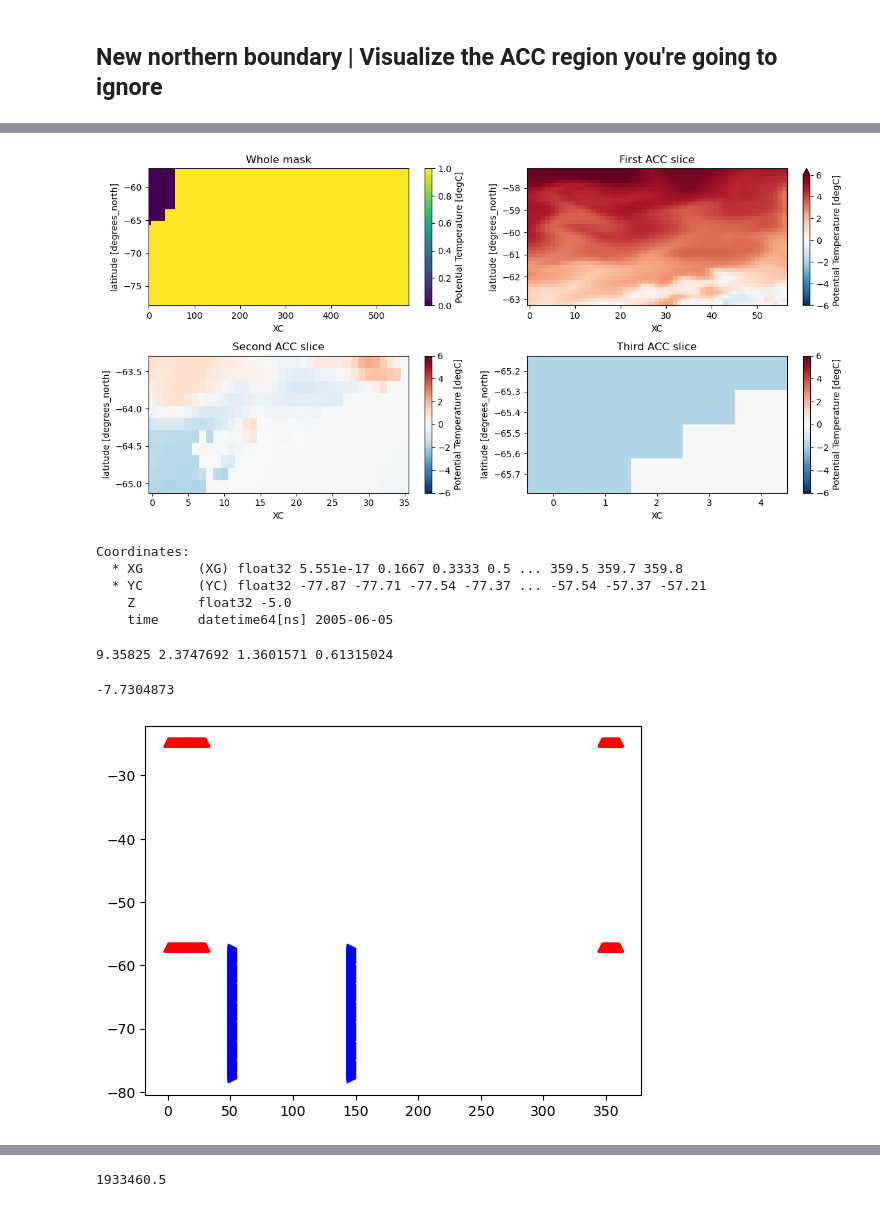
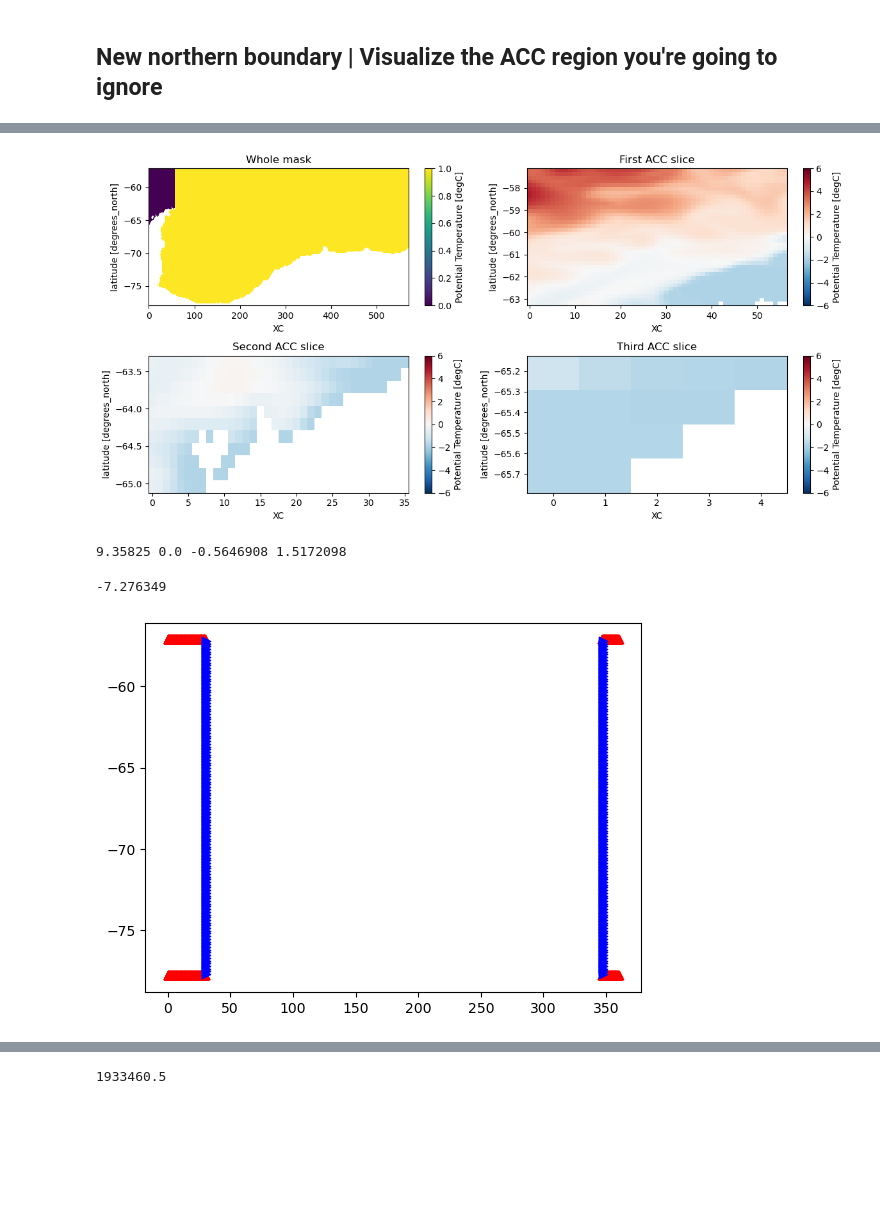
Before and after one commit to shanicetbailey/chapter1, a Jupyter notebook: SOSE-budgets/2_heat_budget.ipynb, the cells around one changed output, grey strips where cells are left out. Drawn from its saved outputs; the diff is of its cells as text; code cells hidden in the pictures; blank space fills up the shorter version.

```diff
--- a/SOSE-budgets/2_heat_budget.ipynb
+++ b/SOSE-budgets/2_heat_budget.ipynb
@@ -23,3 +54,9 @@ ds  = cat["SOSE"].to_dask()
+# %%
+fs = gcsfs.GCSFileSystem(requester_pays=True)
+
+mapping = fs.get_mapper('gcs://pangeo-ecco-sose')
+
+ds = xr.open_zarr(mapping, consolidated=True)
 # %%
 coordsr = ds.coords.to_dataset().reset_coords() #ds split into coords
 dsr = ds.reset_coords(drop=True) #ds dropping coords so it just holds data variables
@@ -55,6 +92,11 @@ right_lon = 880 #146.75
 #set the boundaries
 lat_range = dict(YC=slice(lower_lat, upper_lat))
 lon_range = dict(XC=slice(left_lon, right_lon))
+lat_range_u = dict(YG=slice(lower_lat, upper_lat+1))
+lon_range_u = dict(XG=slice(left_lon, right_lon+1))
 
-coords = coordsr.roll(XC=700, roll_coords=True).isel(**lat_range, **lon_range)
-ds = dsr.roll(XC=700, roll_coords=True).isel(**lat_range, **lon_range)
+t = 30
+Z = 0
+
+coords = coordsr.roll(XC=700, XG=700, roll_coords=True).isel(time=t, Z=Z, **lat_range, **lon_range, **lat_range_u, **lon_range_u)
+ds = dsr.roll(XC=700, XG=700, roll_coords=True).isel(time=t, Z=Z, **lat_range, **lon_range, **lat_range_u, **lon_range_u)
@@ -67,6 +103,6 @@ lon_range_u = dict(XG=slice(left_lon, right_lon))
 # %%
-temp = ds.THETA.drop('XC')[0,0]
-mask = coords.drop('XC').hFacC[0] > 0
+temp = ds.THETA.drop('XC')
+mask = coords.drop('XC').hFacC > 0
 # %%
 temp.where(mask).plot();
 # %% [output]
@@ -74,7 +110,7 @@ temp.where(mask).plot();
 # %%
 #mask out the acc in the corner
-mask = xr.ones_like(temp)
+mask_acc = xr.ones_like(temp)
 
-mask[88:None, None:57] = 0
-mask[77:88, None:36] = 0
-mask[73:77, None:5] = 0
+mask_acc[88:None, None:57] = 0
+mask_acc[77:88, None:36] = 0
+mask_acc[73:77, None:5] = 0
@@ -85,48 +121,40 @@ mask.plot();
 # %%
 #visualize the 3 masks
 fig, ax = plt.subplots(2,2, figsize=(12,6))
 
-mask.plot(ax=ax[0,0])
+mask_acc.where(mask).plot(ax=ax[0,0])
 ax[0,0].set_title('Whole mask')
-temp[88:None, None:57].plot(ax=ax[0,1], cmap='RdBu_r', vmin=-6, vmax=6)
+temp.where(mask)[88:None, None:57].plot(ax=ax[0,1], cmap='RdBu_r', vmin=-6, vmax=6)
 ax[0,1].set_title('First ACC slice')
-temp[77:88, None:36].plot(ax=ax[1,0], cmap='RdBu_r', vmin=-6, vmax=6)
+temp.where(mask)[77:88, None:36].plot(ax=ax[1,0], cmap='RdBu_r', vmin=-6, vmax=6)
 ax[1,0].set_title('Second ACC slice')
-temp[73:77, None:5].plot(ax=ax[1,1], cmap='RdBu_r', vmin=-6, vmax=6)
+temp.where(mask)[73:77, None:5].plot(ax=ax[1,1], cmap='RdBu_r', vmin=-6, vmax=6)
 ax[1,1].set_title('Third ACC slice')
 
 plt.tight_layout();
 # %% [output]
-[figure, old version]
+[figure, new version]
-# %%
-ds0.UVEL.coords
-# %% [output]
-Coordinates:
-  * XG       (XG) float32 5.551e-17 0.1667 0.3333 0.5 ... 359.5 359.7 359.8
-  * YC       (YC) float32 -77.87 -77.71 -77.54 -77.37 ... -57.54 -57.37 -57.21
-    Z        float32 -5.0
-    time     datetime64[ns] 2005-06-05
 # %%
-right_i = 880
+right_i = 570
 upper_j = 125
 left_i = 310
-lower_j = 0
+lower_j = 1
 
 ds0 = ds.isel(time=30, Z=0)
-ty_upper = ds0.VVEL.isel(XC=slice(left_i, right_i+1), YG=upper_j)
-ty_lower = ds0.VVEL.isel(XC=slice(left_i, right_i+1), YG=lower_j-1)
-tx_right = ds0.UVEL.isel(XG=right_i, YC=slice(lower_j, upper_j+1))
-tx_left = ds0.UVEL.isel(XG=left_i-1, YC=slice(lower_j, upper_j+1))
+ty_upper = ds0.VVEL.isel(XC=slice(left_i, right_i), YG=upper_j)
+ty_lower = ds0.VVEL.isel(XC=slice(left_i, right_i), YG=lower_j)
+tx_right = ds0.UVEL.isel(XG=right_i, YC=slice(lower_j, upper_j))
+tx_left = ds0.UVEL.isel(XG=left_i, YC=slice(lower_j, upper_j))
 
 plt.scatter(*xr.broadcast(ty_upper.XC, ty_upper.YG), label="ty", marker="^", color='red')
 plt.scatter(*xr.broadcast(ty_lower.XC, ty_lower.YG), label="ty", marker="^", color='red')
-plt.scatter(*xr.broadcast(tx_right.XG, tx_right.YC), label="tx", marker=">", color='blue')
-plt.scatter(*xr.broadcast(tx_left.XG, tx_left.YC), label="tx", marker=">", color='blue')
+plt.scatter(*xr.broadcast(tx_right.XG+1, tx_right.YC), label="tx", marker=">", color='blue')
+plt.scatter(*xr.broadcast(tx_left.XG+1, tx_left.YC), label="tx", marker=">", color='blue')
 
 print(ty_upper.sum().values, ty_lower.sum().values, tx_right.sum().values, tx_left.sum().values)
 -ty_upper.sum().values + ty_lower.sum().values - tx_right.sum().values + tx_left.sum().values
 # %% [output]
-9.35825 2.3747692 1.3601571 0.61315024
+9.35825 0.0 -0.5646908 1.5172098
--7.7304873
+-7.276349
-[figure, old version]
+[figure, new version]
 # %%
```
Also changed, not shown: parts of 54 cells of this notebook.
